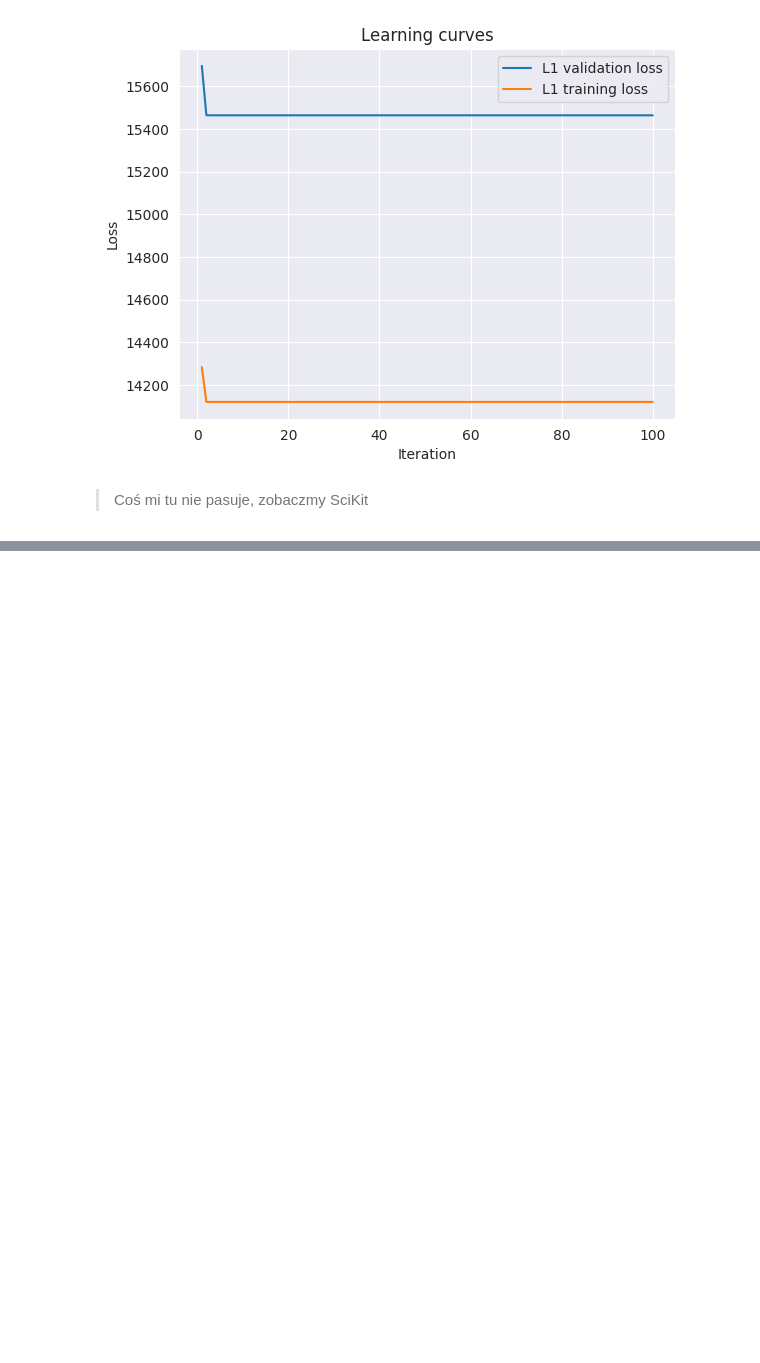
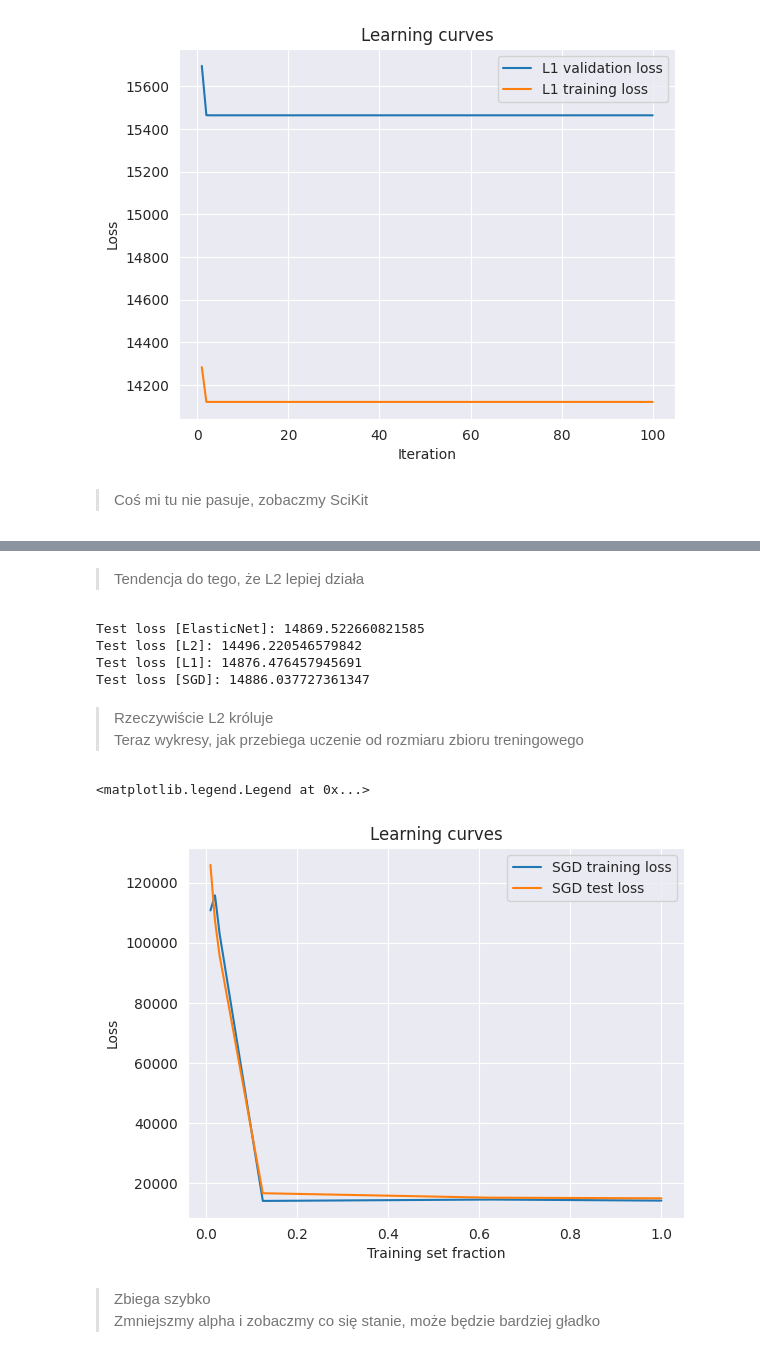
Before and after one commit to cieplypolar/linear-regression, a Jupyter notebook: main.ipynb, the cells around one changed output, grey strips where cells are left out. Saved outputs shown, nothing was run; the diff lists cells and outputs as text; code cells hidden in the pictures; blank space fills up the shorter version.

Commit message:
ElasticNet + improved learning curves

```diff
--- a/main.ipynb
+++ b/main.ipynb
@@ -818,0 +996,2 @@ Val loss [L1]: 14883.034418195395
+# %% [markdown]
+> Tendencja do tego, że L2 lepiej działa
@@ -818,0 +1016,45 @@ Val loss [L1]: 14883.034418195395
+# %%
+print(f"Test loss [ElasticNet]: {loss_E}")
+print(f"Test loss [L2]: {loss_L2}")
+print(f"Test loss [L1]: {loss_L1}")
+print(f"Test loss [SGD]: {loss_SGD_Scaled}")
+# %% [output]
+Test loss [ElasticNet]: 14869.522660821585
+Test loss [L2]: 14496.220546579842
+Test loss [L1]: 14876.476457945691
+Test loss [SGD]: 14886.037727361347
+# %% [markdown]
+> Rzeczywiście L2 króluje \
+> Teraz wykresy, jak przebiega uczenie od rozmiaru zbioru treningowego
+# %%
+from utilz import learning_curve
+from linear_regression import SGD_linear_regression
+from gradient import GD_OLS
+from loss import ols
+training_set_fraction = [0.01, 0.02, 0.03, 0.125, 0.625, 1]
+
+SGD_frac_training_loss, SGD_frac_test_loss = learning_curve(
+    model=ft.partial(
+        SGD_linear_regression,
+        grad=GD_OLS,
+        alpha=0.01,
+        batch_size=64,
+        epochs=EPOCHS,
+        steps=1,
+        loss=ols),
+    loss=ols,
+    datasets=datasets,
+    training_set_fractions=training_set_fraction)
+# %%
+fig, ax = plt.subplots()
+sns.lineplot(x = training_set_fraction, y = SGD_frac_training_loss, ax = ax, label='SGD training loss')
+sns.lineplot(x = training_set_fraction, y = SGD_frac_test_loss, ax = ax, label='SGD test loss')
+ax.set(xlabel='Training set fraction', ylabel='Loss')
+ax.set_title('Learning curves')
+plt.legend()
+# %% [output]
+<matplotlib.legend.Legend at 0x...>
+[figure, added]
+# %% [markdown]
+> Zbiega szybko \
+> Zmniejszmy alpha i zobaczmy co się stanie, może będzie bardziej gładko
```
Also changed, not shown: parts of 65 cells of this notebook, 3 other files.
